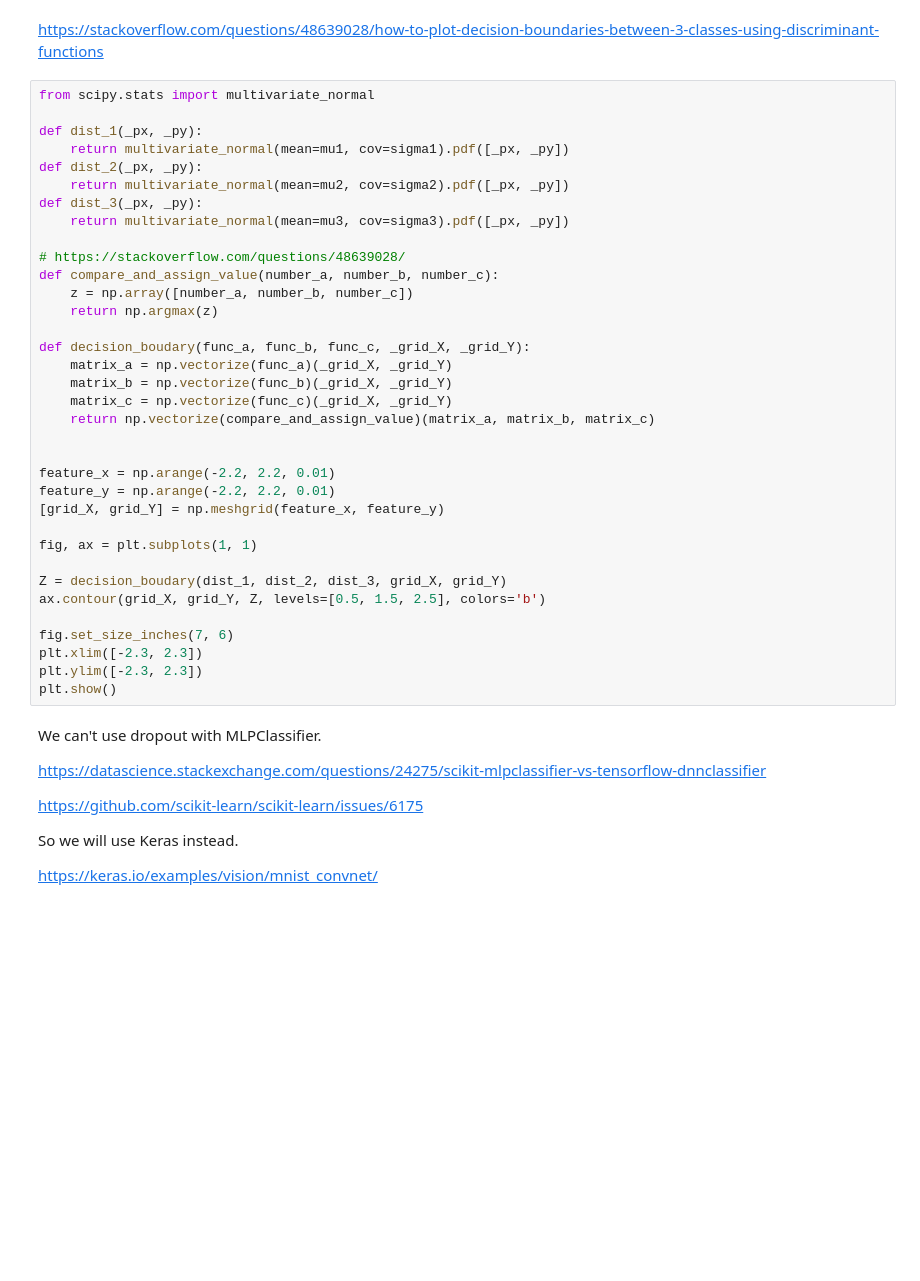
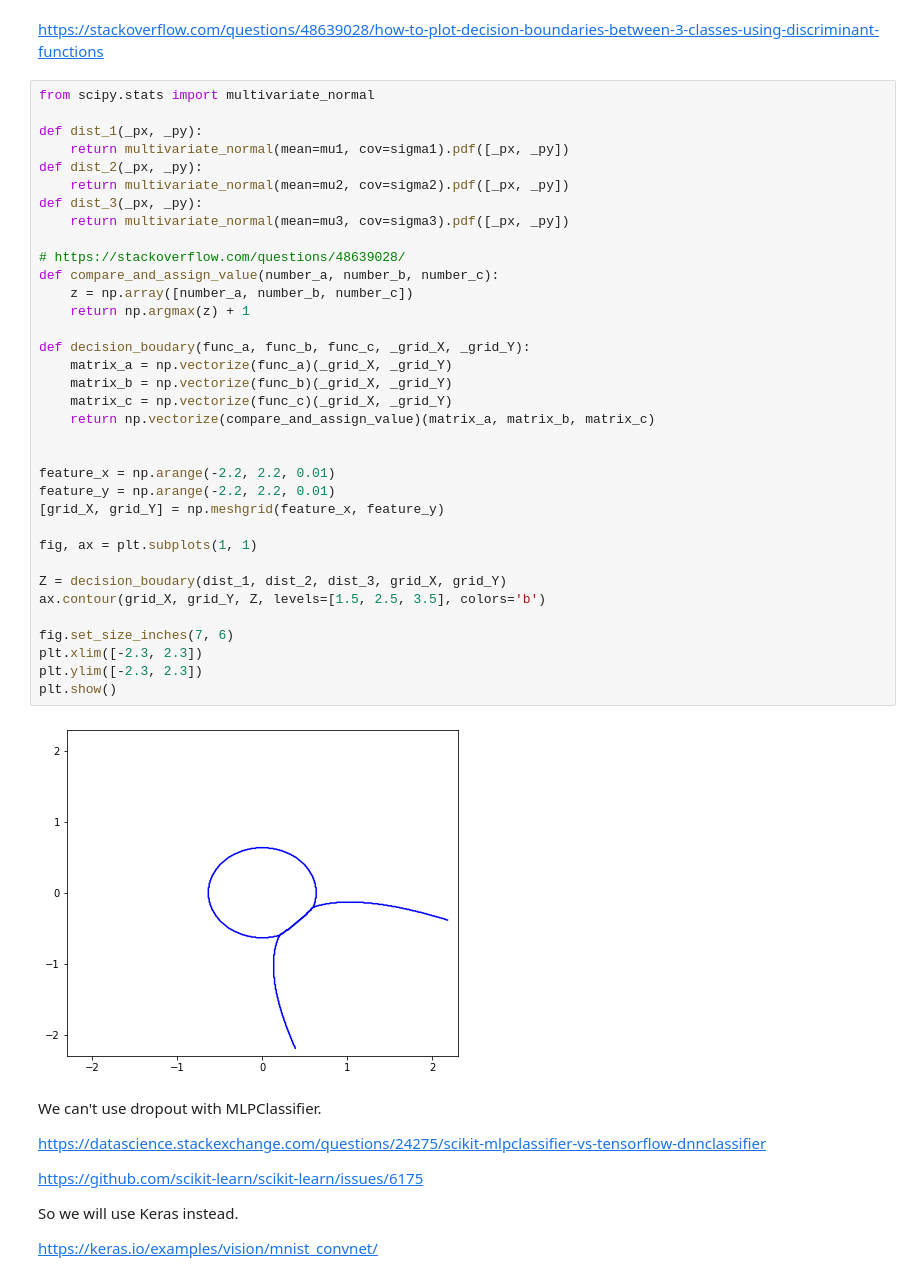
Before and after one commit to evidentiallab/Lunde_Chen_NN_Belief_Reproduction, a Jupyter notebook: NNBelief_neural_network.ipynb, the cells around one changed output. Saved outputs shown, nothing was run; the diff lists cells and outputs as text; blank space fills up the shorter version.

```diff
--- a/NNBelief_neural_network.ipynb
+++ b/NNBelief_neural_network.ipynb
@@ -273,35 +273,37 @@ from scipy.stats import multivariate_normal
 def dist_1(_px, _py):
     return multivariate_normal(mean=mu1, cov=sigma1).pdf([_px, _py])
 def dist_2(_px, _py):
     return multivariate_normal(mean=mu2, cov=sigma2).pdf([_px, _py])
 def dist_3(_px, _py):
     return multivariate_normal(mean=mu3, cov=sigma3).pdf([_px, _py])
 
 # https://stackoverflow.com/questions/48639028/
 def compare_and_assign_value(number_a, number_b, number_c):
     z = np.array([number_a, number_b, number_c])
-    return np.argmax(z)
+    return np.argmax(z) + 1
 
 def decision_boudary(func_a, func_b, func_c, _grid_X, _grid_Y):
     matrix_a = np.vectorize(func_a)(_grid_X, _grid_Y)
     matrix_b = np.vectorize(func_b)(_grid_X, _grid_Y)
     matrix_c = np.vectorize(func_c)(_grid_X, _grid_Y)
     return np.vectorize(compare_and_assign_value)(matrix_a, matrix_b, matrix_c)
 
 
 feature_x = np.arange(-2.2, 2.2, 0.01)
 feature_y = np.arange(-2.2, 2.2, 0.01)
 [grid_X, grid_Y] = np.meshgrid(feature_x, feature_y)
 
 fig, ax = plt.subplots(1, 1)
 
 Z = decision_boudary(dist_1, dist_2, dist_3, grid_X, grid_Y)
-ax.contour(grid_X, grid_Y, Z, levels=[0.5, 1.5, 2.5], colors='b')
+ax.contour(grid_X, grid_Y, Z, levels=[1.5, 2.5, 3.5], colors='b')
 
 fig.set_size_inches(7, 6)
 plt.xlim([-2.3, 2.3])
 plt.ylim([-2.3, 2.3])
 plt.show()
+# %% [output]
+[figure, added]
 # %% [markdown]
 We can't use dropout with MLPClassifier.
 
```
Also changed, not shown: parts of 17 cells of this notebook.
